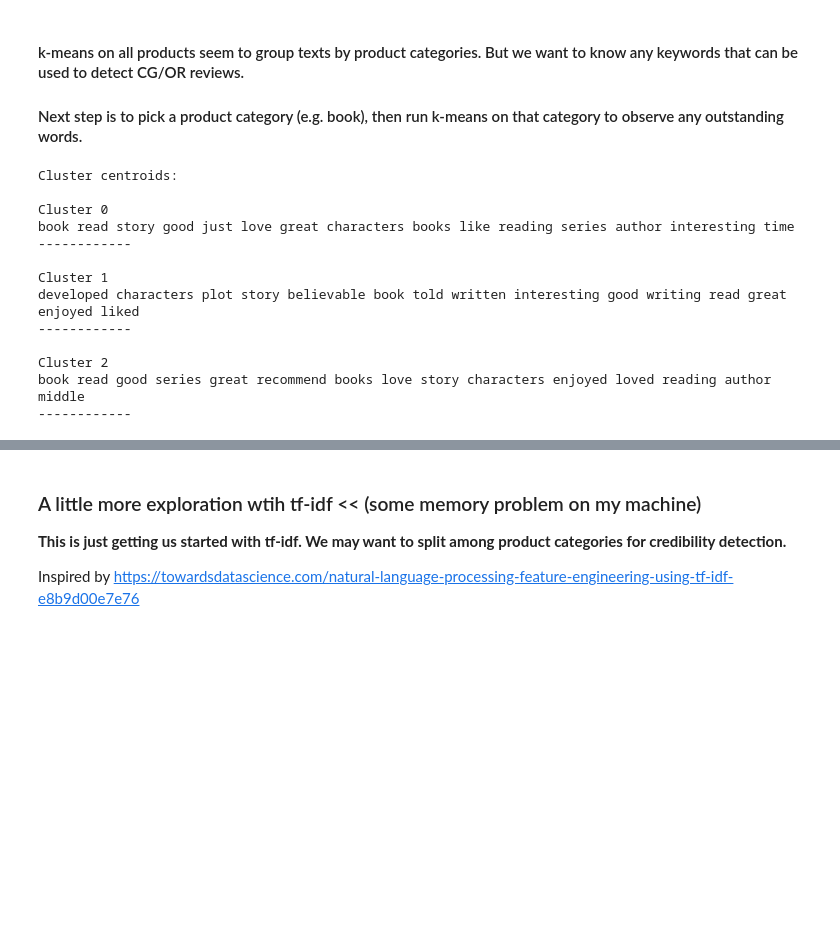
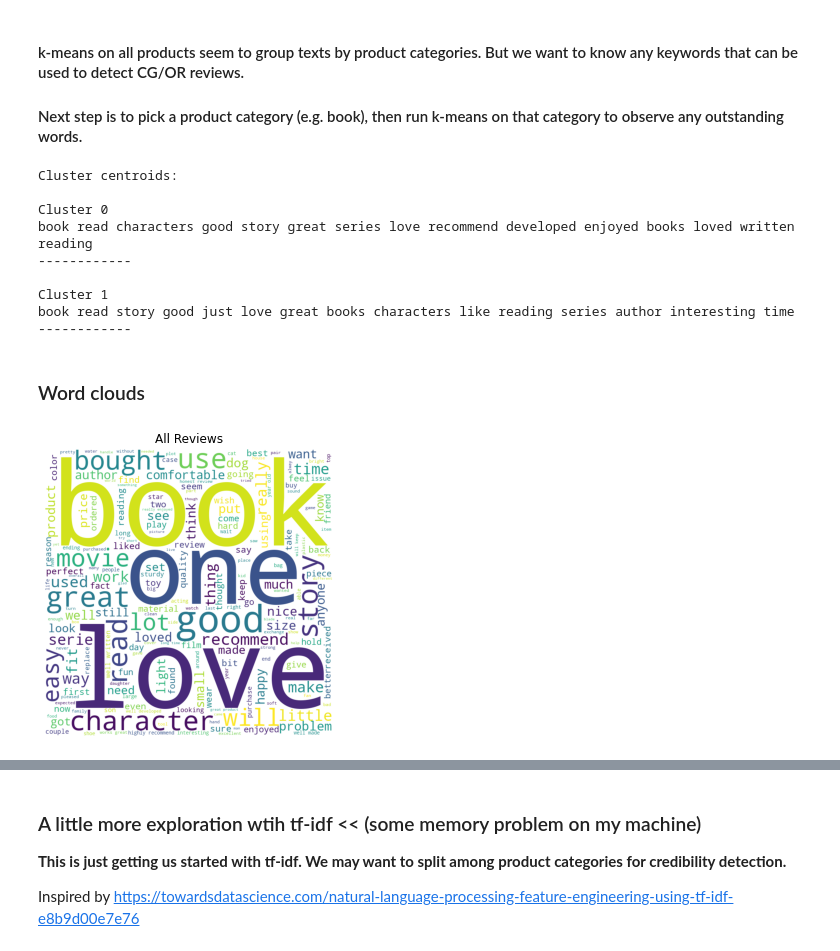
Before and after one commit to yqian000/OnlineReviewDetection, a Jupyter notebook: data_explore.ipynb, the cells around one changed output, grey strips where cells are left out. Cells and saved outputs as stored; diff of their text form; code cells hidden in the pictures; blank space fills up the shorter version.

```diff
--- a/data_explore.ipynb
+++ b/data_explore.ipynb
@@ -244,7 +242,7 @@ vectorizer = TfidfVectorizer(stop_words='english')
 features = vectorizer.fit_transform(df.loc[df['category'] == category].text_)
 
 '''k-means'''
-k = 3
+k = 2
 model = KMeans(n_clusters=k, init='k-means++', max_iter=100, n_init=1)
 model.fit(features)
 
@@ -262,13 +260,39 @@ for i in range(k):
 Cluster centroids:
 
 Cluster 0
-book read story good just love great characters books like reading series author interesting time
+book read characters good story great series love recommend developed enjoyed books loved written reading
 ------------
 
 Cluster 1
-developed characters plot story believable book told written interesting good writing read great enjoyed liked
+book read story good just love great books characters like reading series author interesting time
 ------------
-
-Cluster 2
-book read good series great recommend books love story characters enjoyed loved reading author middle
-------------
+# %% [markdown]
+### Word clouds
+# %%
+'''For all reviews'''
+
+from wordcloud import WordCloud, STOPWORDS
+
+accu = ""
+stopwords = set(STOPWORDS)
+
+for review in df.text_:
+    tokens = review.split()    #split sentence str into individual words
+
+    for i in range (len(tokens)):      #lowercasing
+        tokens[i] = tokens[i].lower()
+    accu += " ".join(tokens)+" "
+
+wordcloud = WordCloud(width = 800, height = 800, background_color ='white', stopwords = stopwords,
+                min_font_size = 10).generate(accu)
+
+# plot the WordCloud image
+plt.figure(figsize = (4, 4), facecolor = None)
+plt.imshow(wordcloud)
+plt.axis("off")
+plt.tight_layout(pad = 0)
+plt.title("All Reviews")
+
+plt.show()
+# %% [output]
+[figure, added]
```
Also changed, not shown: parts of 8 cells of this notebook.
